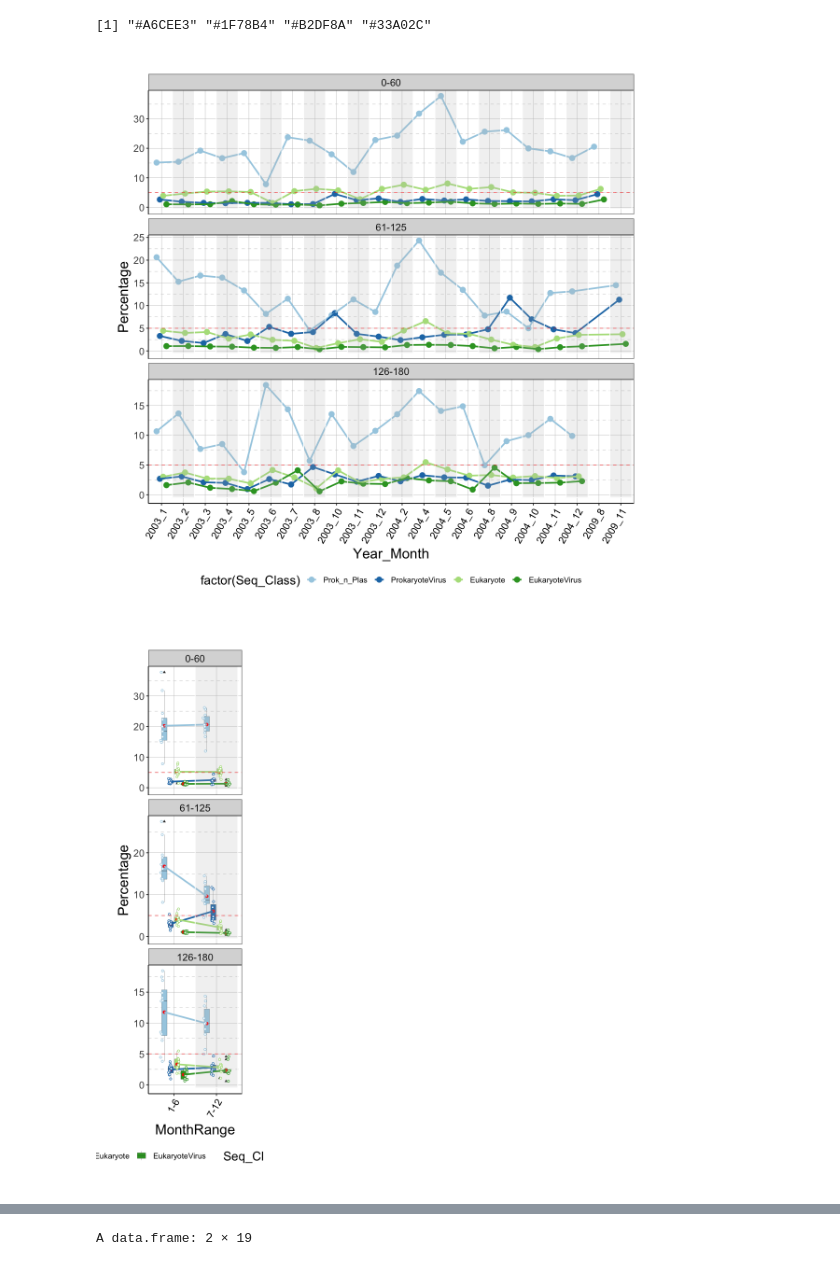
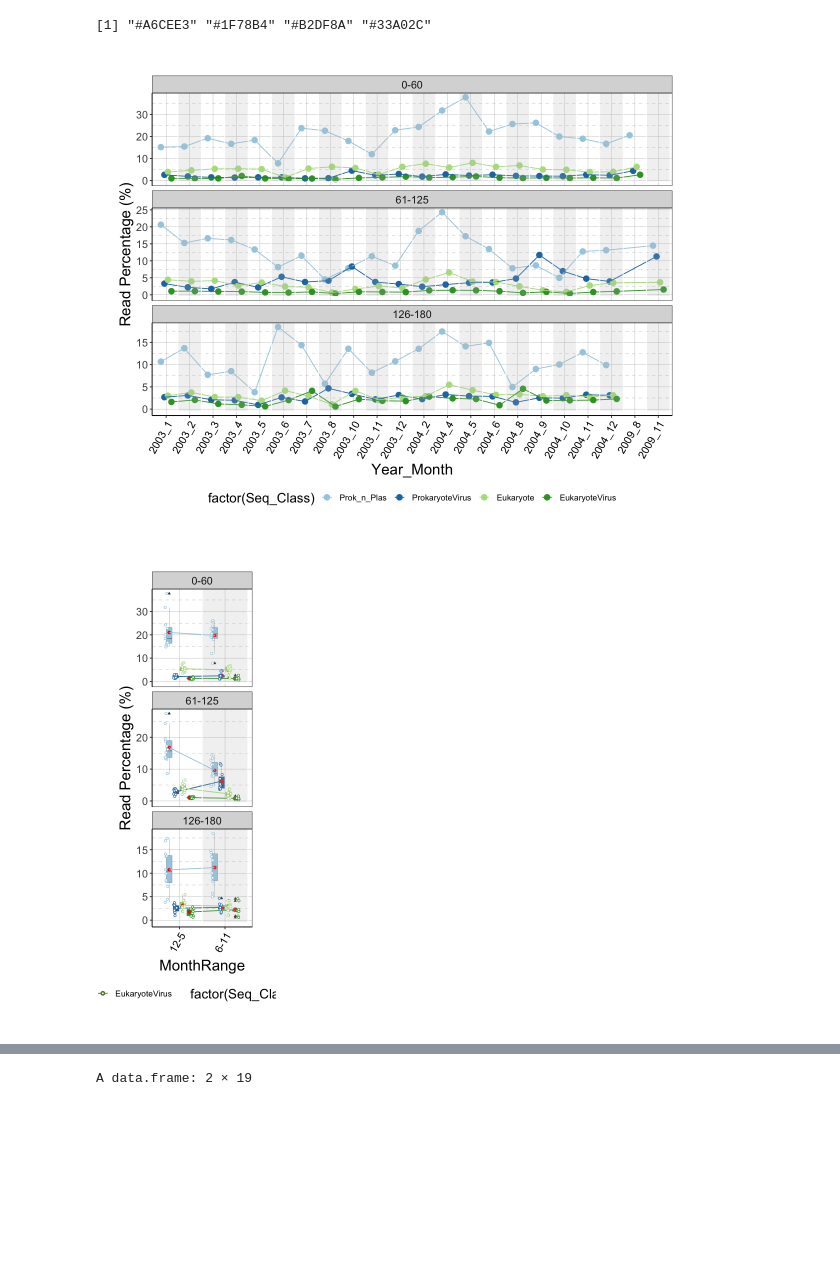
Before and after one commit to chengsly/DeepMicroClass, a Jupyter notebook: viral_analysis/plot_bioGEOTRACES/bioGEOTRACES_DEF_Class_Percentages_bamcov_v2.ipynb, the cells around one changed output, grey strips where cells are left out. Cells and saved outputs as stored; diff of their text form; code cells hidden in the pictures; blank space fills up the shorter version.

```diff
--- a/viral_analysis/plot_bioGEOTRACES/bioGEOTRACES_DEF_Class_Percentages_bamcov_v2.ipynb
+++ b/viral_analysis/plot_bioGEOTRACES/bioGEOTRACES_DEF_Class_Percentages_bamcov_v2.ipynb
@@ -28,7 +28,7 @@ The following objects are masked from ‘package:base’:
 my_theme0 <- theme(panel.background = element_rect(fill = "transparent",
                                                 colour = NA), plot.background = element_rect(colour = 'NA',
                                                                                              fill = 'transparent'),panel.grid.major=element_line(color=NA),
-                axis.line=element_line(size=1.2,color="black"),
+                axis.line=element_line(linewidth=1.2,color="black"),
                 axis.ticks=element_line(color="black"),
                 axis.text=element_text(color="black",size=26),
                 axis.title=element_text(color="black",size=30),
@@ -46,10 +46,10 @@ my_theme1 <- theme_bw() +
         axis.title.x = element_text(size=18, color="black"),
         axis.title.y = element_text(size=18, color="black"),
         axis.text.x = element_text(angle = 0, hjust = 1, color="black"),
-        panel.grid.minor.x = element_line(colour = "grey", size=0.2, linetype = 'dashed'),
-        panel.grid.major.x = element_line(colour = "grey", size=0.2),
-        panel.grid.minor.y = element_line(colour = "grey", size = 0.2, linetype = 'dashed'),
-        panel.grid.major.y = element_line(colour = "grey", size=0.2),
+        panel.grid.minor.x = element_line(colour = "grey", linewidth=0.2, linetype = 'dashed'),
+        panel.grid.major.x = element_line(colour = "grey", linewidth=0.2),
+        panel.grid.minor.y = element_line(colour = "grey", linewidth = 0.2, linetype = 'dashed'),
+        panel.grid.major.y = element_line(colour = "grey", linewidth=0.2),
         legend.position = "bottom",
         legend.text=element_text(size=10),
         legend.key.size = unit(1,"line"),
@@ -135,13 +120,13 @@ Year_Month_order <- c(
   '2003_1', '2003_2', '2003_3', '2003_4', '2003_5', '2003_6', '2003_7', '2003_8', '2003_10', '2003_11', '2003_12',
   '2004_2', '2004_4', '2004_5', '2004_6', '2004_8', '2004_9', '2004_10', '2004_11', '2004_12',
   '2009_8', '2009_11')
-MonthRange_order <- c("1-6", "7-12")
+MonthRange_order <- c("12-5", "6-11")
 DepthRange_order <- c("0-60", "61-125", "126-180")
 
 
 HOT_pct_meta_df2 <- HOT_pct_meta_df2 %>%
-  mutate(MonthRange = case_when(Collection_Month>=1 & Collection_Month<=6 ~ "1-6",
-                                Collection_Month>=7 & Collection_Month<=12 ~ "7-12")) %>%
+  mutate(MonthRange = case_when(Collection_Month>=0 & Collection_Month<=5 | Collection_Month==12 ~ "12-5",
+                                Collection_Month>=6 & Collection_Month<=11 ~ "6-11")) %>%
   mutate(MonthRange = factor(MonthRange, levels=MonthRange_order)) %>%
   mutate(Month_Name = month.name[Collection_Month]) %>%
   mutate(Month_Name = factor(Month_Name, levels=month.name)) %>%
@@ -196,52 +180,35 @@ col_4
 # %% [output]
 [1] "#A6CEE3" "#1F78B4" "#B2DF8A" "#33A02C"
 # %%
-options(repr.plot.width=10, repr.plot.height=10)
-
-#p_hot <- ggplot() +
-#  geom_bar(data=HOT_pct_meta_df2.long, mapping=aes(x=Year_Month, y=Percentage, fill=factor(Seq_Class)),
-#           position=position_dodge(.6), width=0.6, stat="summary", fun="mean", colour="black", size=.3) +
-#  geom_rect(data=rects_11, mapping=aes(xmin=xmin, xmax=xmax, ymin = -0.5, ymax = Inf), fill="grey", color="white", alpha = 0.2) +
-#  facet_wrap(~DepthRange, nrow = 4) +
-#  scale_fill_brewer(palette="Paired") + my_theme1 +
-#  theme(axis.text.x=element_text(angle=60,vjust=1))
-#p_hot
+options(repr.plot.width=10, repr.plot.height=8)
 
 p_hot <- ggplot(data=HOT_pct_meta_df2.long, mapping=aes(x=Year_Month, y=Percentage, fill=factor(Seq_Class), color=factor(Seq_Class))) +
   #geom_boxplot(lwd=1, outlier.shape=17, outlier.size=1, notch=FALSE, position=position_dodge(.6), width=0.5) +
   stat_summary(aes(color=Seq_Class, fill=Seq_Class), fun=mean, geom="point", pch=21, size=3, position = position_dodge(width=.6)) +
-  stat_summary(aes(color=Seq_Class, group=Seq_Class), fun=mean, geom="line", size=1, position = position_dodge(width=.6)) +
+  stat_summary(aes(color=Seq_Class, group=Seq_Class), fun=mean, geom="line", size=0.5, position = position_dodge(width=.6)) +
   geom_rect(data=rects_11, mapping=aes(xmin=xmin, xmax=xmax, ymin = -0.5, ymax = Inf), fill="grey", color="white", alpha = 0.2, inherit.aes = FALSE) +
   #geom_point(aes(color=factor(Seq_Class)), size=1, pch = 21, position = position_jitterdodge(0.2), fill="white") +
-  geom_hline(yintercept=5, linetype="dashed", color = "red", size=0.5, alpha=0.5) +
+  #geom_hline(yintercept=5, linetype="dashed", color = "red", linewidth=0.5, alpha=0.5) +
   facet_wrap(~DepthRange, nrow = 6, scales = "free_y") +
   scale_fill_manual(values = col_4)+ scale_color_manual(values = col_4) +
-  my_theme1 + theme(axis.text.x=element_text(angle=60,vjust=1))
+  my_theme1 + theme(axis.text.x=element_text(angle=60,vjust=1)) + labs(y="Read Percentage (%)")
 p_hot
 # %% [output]
-[figure, old version]
+[figure, new version]
 # %%
-options(repr.plot.width=3, repr.plot.height=10)
+options(repr.plot.width=3, repr.plot.height=8)
 
-#p_hot_2 <- ggplot() +
-#  geom_bar(data=HOT_pct_meta_df2.long, mapping=aes(x=MonthRange, y=Percentage, fill=factor(Seq_Class)),
-#           position=position_dodge(.6), width=0.6, stat="summary", fun="mean", colour="black", size=.3) +
-#  geom_rect(data=rects_1, mapping=aes(xmin=xmin, xmax=xmax, ymin = -0.5, ymax = Inf), fill="grey", color="white", alpha = 0.2) +
-#  facet_wrap(~DepthRange, nrow = 4) +
-#  scale_fill_brewer(palette="Paired") + my_theme1 +
-#  theme(axis.text.x=element_text(angle=60,vjust=1))
-#p_hot_2
 p_hot_2 <- ggplot(data=HOT_pct_meta_df2.long, mapping=aes(x=MonthRange, y=Percentage, fill=factor(Seq_Class))) +
   geom_boxplot(lwd=0.1, outlier.shape=17, outlier.size=1, notch=FALSE, position=position_dodge(.6), width=0.5) +
   stat_summary(aes(color=Seq_Class), fill="red", fun=mean, geom="point", pch=21, size=2, position = position_dodge(width=.6)) +
-  stat_summary(aes(color=Seq_Class, group=Seq_Class), fun=mean, geom="line", size=1, position = position_dodge(width=.6)) +
+  stat_summary(aes(color=Seq_Class, group=Seq_Class), fun=mean, geom="line", size=0.5, position = position_dodge(width=.6)) +
   geom_rect(data=rects_1, mapping=aes(xmin=xmin, xmax=xmax, ymin = -0.5, ymax = Inf), fill="grey", color="white", alpha = 0.2, inherit.aes = FALSE) +
   geom_point(aes(color=factor(Seq_Class)), size=1, pch = 21, position = position_jitterdodge(0.2), fill="white") +
-  geom_hline(yintercept=5, linetype="dashed", color = "red", size=0.5, alpha=0.5) +
+  #geom_hline(yintercept=5, linetype="dashed", color = "red", linewidth=0.5, alpha=0.5) +
   facet_wrap(~DepthRange, nrow = 4, scales = "free_y") +
   scale_fill_manual(values = col_4)+ scale_color_manual(values = col_4) +
-  my_theme1 + theme(axis.text.x=element_text(angle=60,vjust=1))
+  my_theme1 + theme(axis.text.x=element_text(angle=60,vjust=1)) + labs(y="Read Percentage (%)")
 p_hot_2
 # %% [output]
-[figure, old version]
+[figure, new version]
 # %%
```
Also changed, not shown: parts of 18 cells of this notebook, 18 other files.
